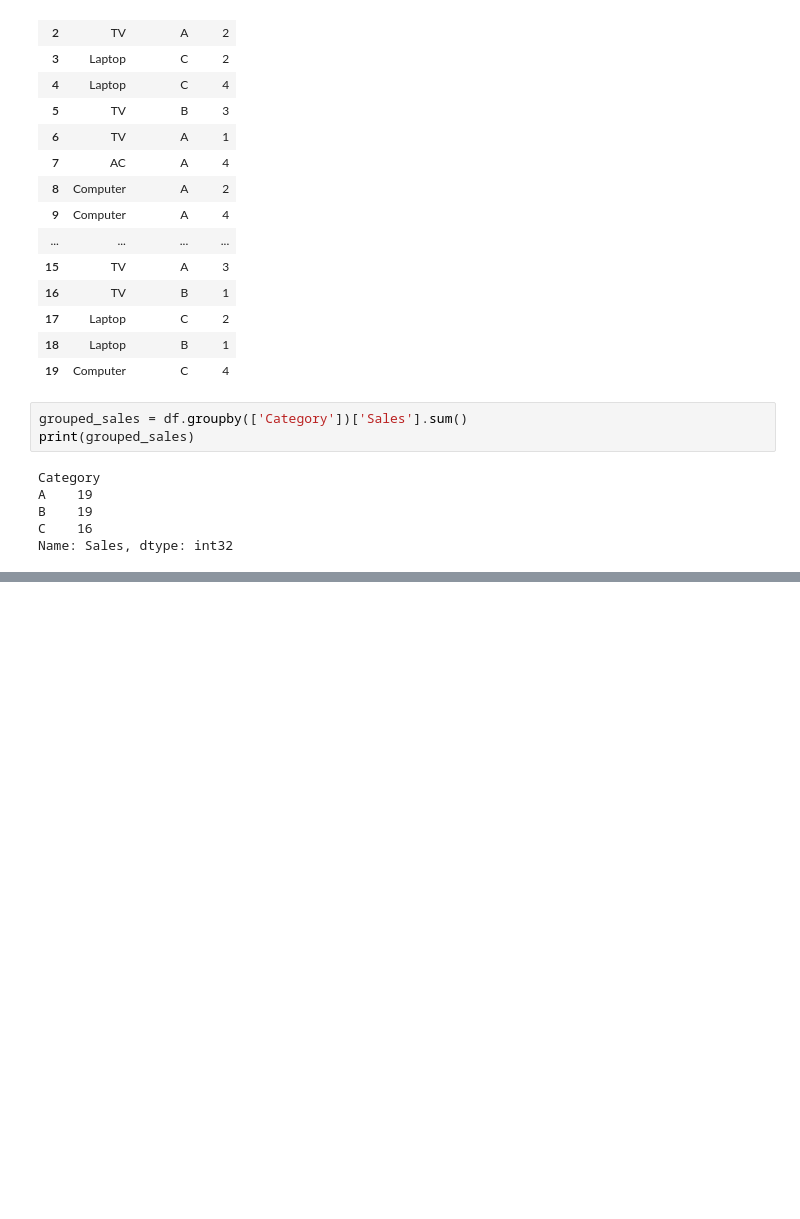
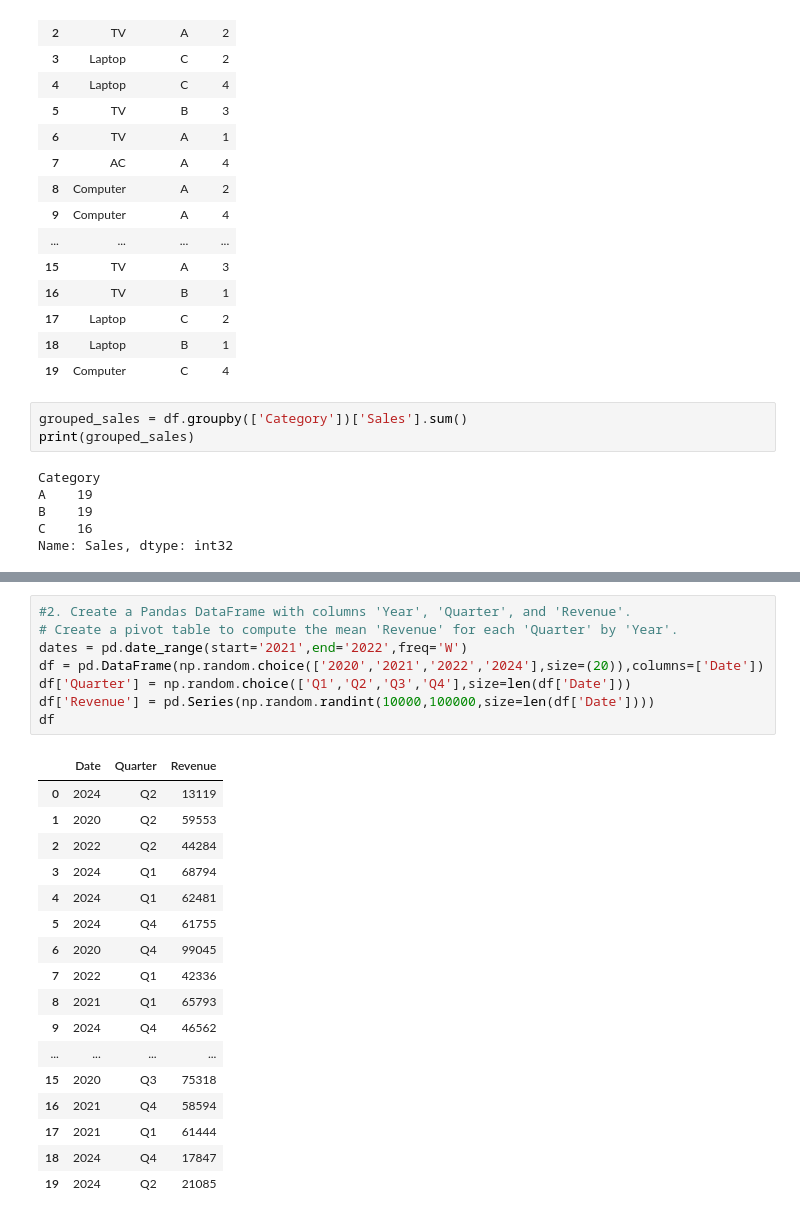
Before and after one commit to POTLASRIRAM/data_analyst, a Jupyter notebook: numpypandasassignments/pandasasssignments.ipynb, the cells around one changed output, grey strips where cells are left out. Drawn from its saved outputs; the diff is of its cells as text; blank space fills up the shorter version.

```diff
--- a/numpypandasassignments/pandasasssignments.ipynb
+++ b/numpypandasassignments/pandasasssignments.ipynb
@@ -271,0 +495,26 @@ Name: Sales, dtype: int32
+# %%
+#2. Create a Pandas DataFrame with columns 'Year', 'Quarter', and 'Revenue'.
+# Create a pivot table to compute the mean 'Revenue' for each 'Quarter' by 'Year'.
+dates = pd.date_range(start='2021',end='2022',freq='W')
+df = pd.DataFrame(np.random.choice(['2020','2021','2022','2024'],size=(20)),columns=['Date'])
+df['Quarter'] = np.random.choice(['Q1','Q2','Q3','Q4'],size=len(df['Date']))
+df['Revenue'] = pd.Series(np.random.randint(10000,100000,size=len(df['Date'])))
+df
+# %% [output]
+|  | Date | Quarter | Revenue |
+| 0 | 2024 | Q2 | 13119 |
+| 1 | 2020 | Q2 | 59553 |
+| 2 | 2022 | Q2 | 44284 |
+| 3 | 2024 | Q1 | 68794 |
+| 4 | 2024 | Q1 | 62481 |
+| 5 | 2024 | Q4 | 61755 |
+| 6 | 2020 | Q4 | 99045 |
+| 7 | 2022 | Q1 | 42336 |
+| 8 | 2021 | Q1 | 65793 |
+| 9 | 2024 | Q4 | 46562 |
+| ... | ... | ... | ... |
+| 15 | 2020 | Q3 | 75318 |
+| 16 | 2021 | Q4 | 58594 |
+| 17 | 2021 | Q1 | 61444 |
+| 18 | 2024 | Q4 | 17847 |
+| 19 | 2024 | Q2 | 21085 |
```
Also changed, not shown: parts of 26 cells of this notebook.
